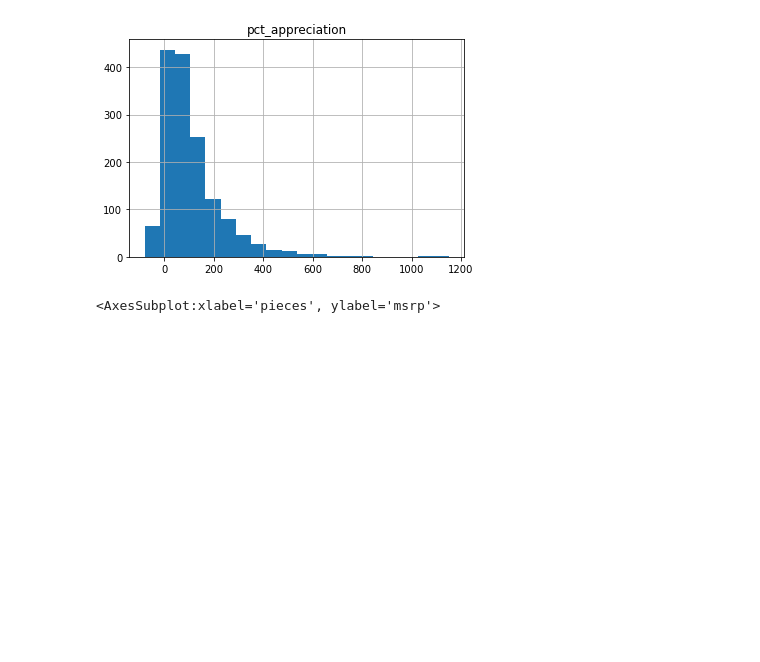
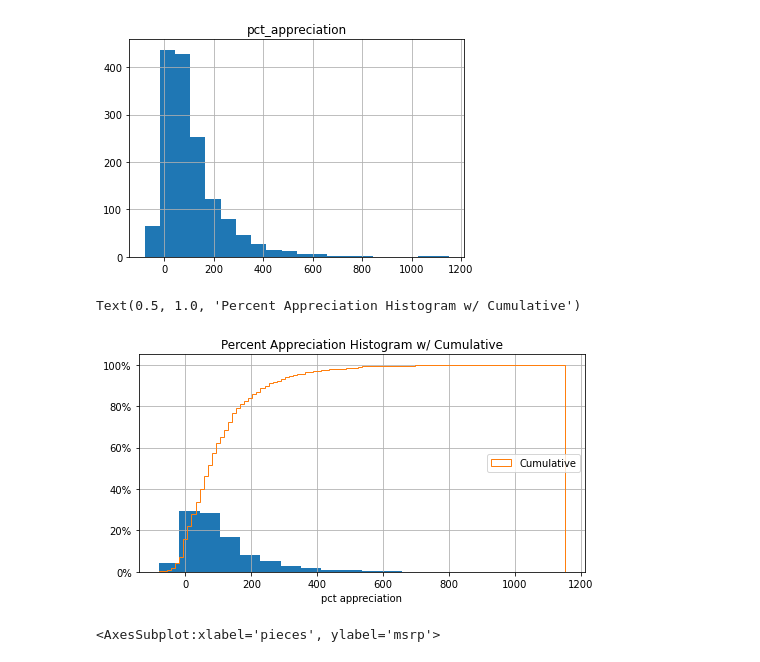
Before and after one commit to 33GuessSo88/EbayLegoWebscrape, a Jupyter notebook: Data Analysis/ml_test.ipynb, the cells around one changed output. Saved outputs shown, nothing was run; the diff lists cells and outputs as text; code cells hidden in the pictures; blank space fills up the shorter version.

```diff
--- a/Data Analysis/ml_test.ipynb
+++ b/Data Analysis/ml_test.ipynb
@@ -121,6 +185,23 @@ df_retired.hist(column='pct_appreciation', bins=20)
 # %% [output]
 array([[<AxesSubplot:title={'center':'pct_appreciation'}>]], dtype=object)
 [figure]
+# %%
+fig, ax = plt.subplots(figsize=(8,4))
+
+ax.hist(df_retired['pct_appreciation'], bins=20,
+        weights=np.ones(len(df_retired['pct_appreciation'])) / len(df_retired['pct_appreciation']))
+ax.set_xlabel('pct appreciation')
+ax.yaxis.set_major_formatter(PercentFormatter(1))
+
+n, bines, patches = ax.hist(df_retired['pct_appreciation'], label='Cumulative',
+        bins=100, density=True, histtype='step', cumulative=True)
+
+ax.grid(True)
+ax.legend(loc='right')
+ax.set_title('Percent Appreciation Histogram w/ Cumulative')
+# %% [output]
+Text(0.5, 1.0, 'Percent Appreciation Histogram w/ Cumulative')
+[figure, added]
 # %%
 df_retired.plot.scatter(x="pieces", y="pct_appreciation", alpha=0.4)
 df_retired.plot.scatter(x="msrp", y="pct_appreciation", alpha=0.4)
```
Also changed, not shown: parts of 45 cells of this notebook.
